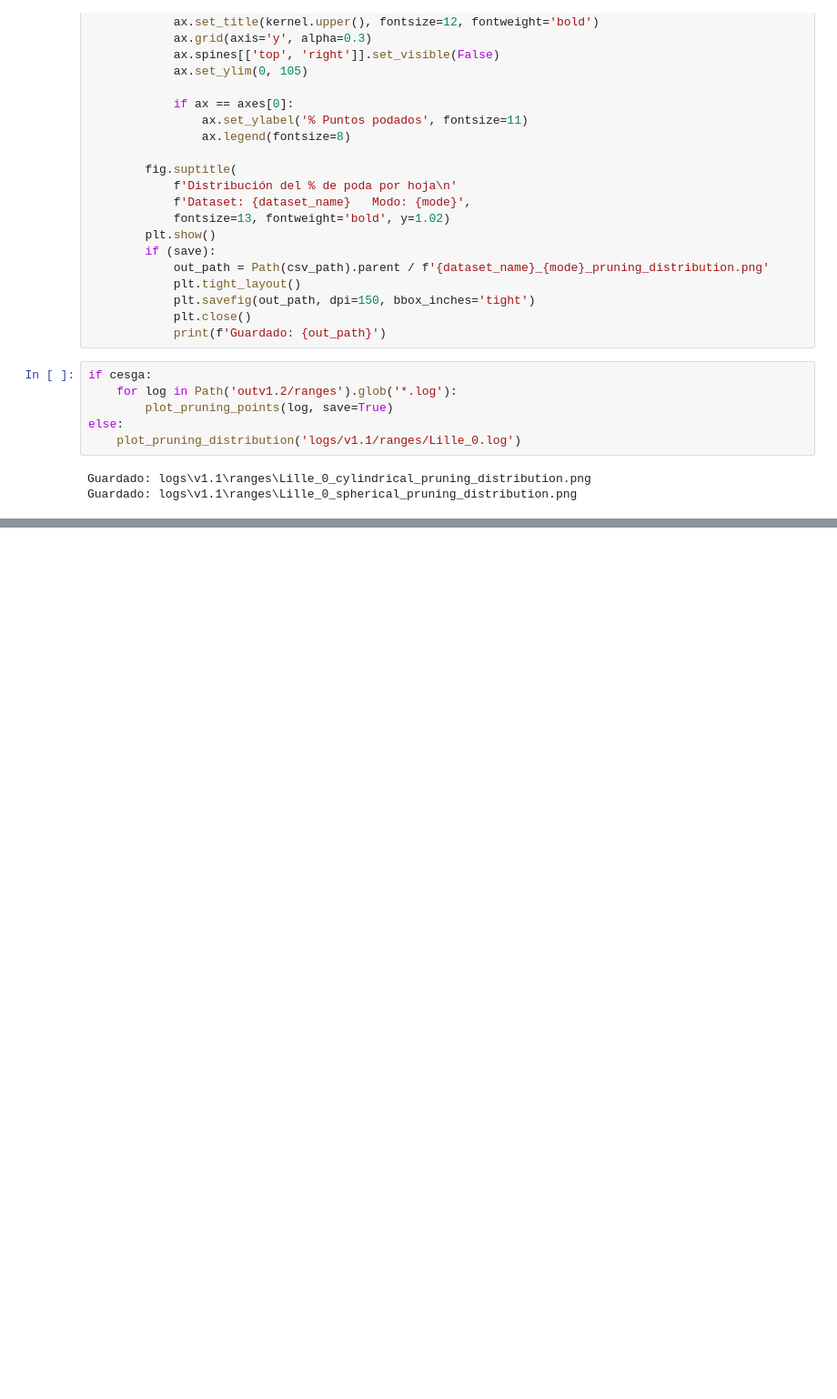
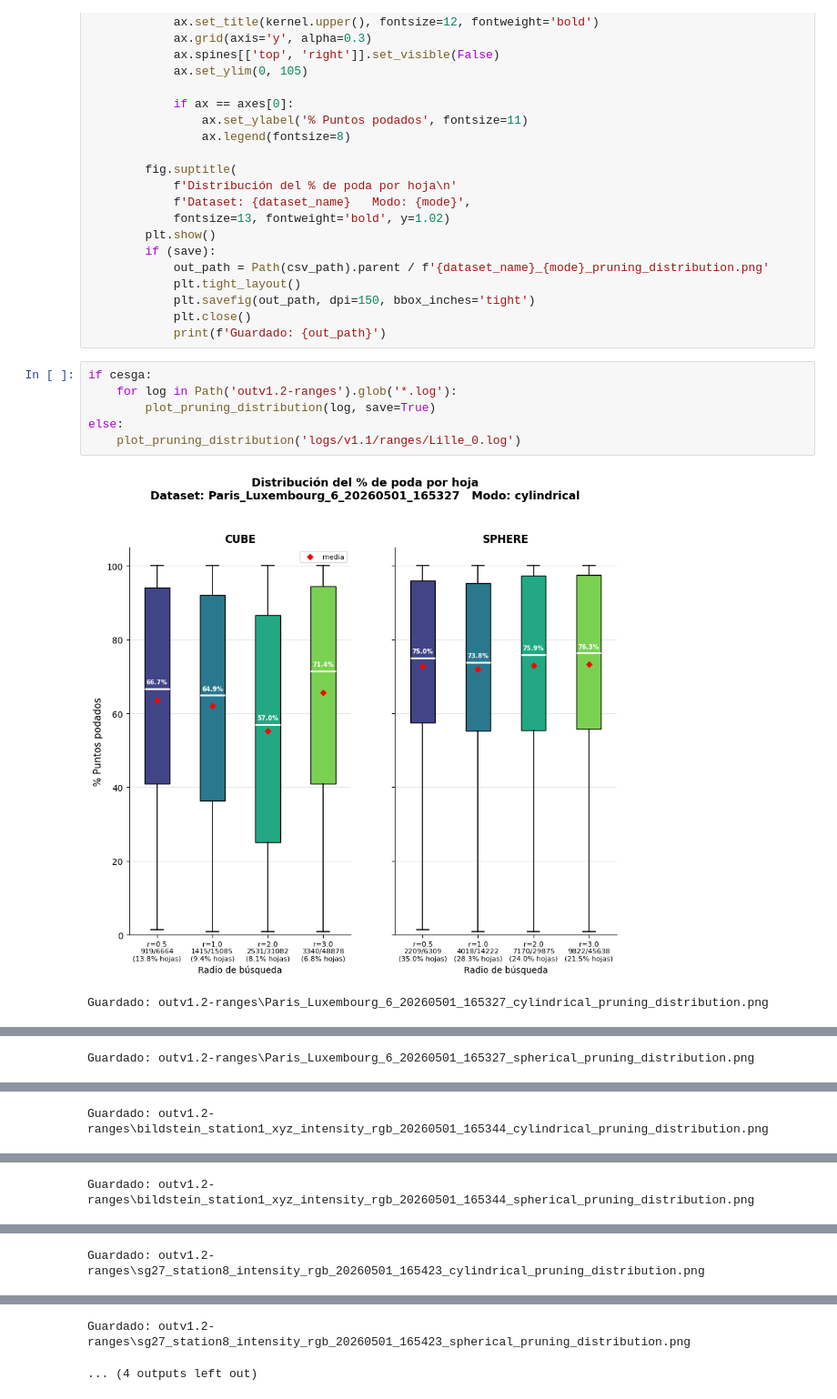
Before and after one commit to manuramazz/octrees-coordenadas-polares-v2, a Jupyter notebook: visualizador_rangos_claves.ipynb, the cells around one changed output, grey strips where cells are left out. Shown at 91% size. Saved outputs shown, nothing was run; the diff lists cells and outputs as text; blank space fills up the shorter version.

```diff
--- a/visualizador_rangos_claves.ipynb
+++ b/visualizador_rangos_claves.ipynb
@@ -206,10 +218,10 @@ def plot_pruning_distribution(csv_path: str, save: bool = False) -> None:
             print(f'Guardado: {out_path}')
 # %%
 if cesga:
-    for log in Path('outv1.2/ranges').glob('*.log'):
-        plot_pruning_points(log, save=True)
+    for log in Path('outv1.2-ranges').glob('*.log'):
+        plot_pruning_distribution(log, save=True)
 else:
     plot_pruning_distribution('logs/v1.1/ranges/Lille_0.log')
 # %% [output]
+[figure, added]
-Guardado: logs\v1.1\ranges\Lille_0_cylindrical_pruning_distribution.png
-Guardado: logs\v1.1\ranges\Lille_0_spherical_pruning_distribution.png
+Guardado: outv1.2-ranges\Paris_Luxembourg_6_20260501_165327_cylindrical_pruning_distribution.png
@@ -215,0 +229 @@ Guardado: logs\v1.1\ranges\Lille_0_spherical_pruning_distribution.png
+Guardado: outv1.2-ranges\Paris_Luxembourg_6_20260501_165327_spherical_pruning_distribution.png
@@ -215,0 +231 @@ Guardado: logs\v1.1\ranges\Lille_0_spherical_pruning_distribution.png
+Guardado: outv1.2-ranges\bildstein_station1_xyz_intensity_rgb_20260501_165344_cylindrical_pruning_distribution.png
@@ -215,0 +233 @@ Guardado: logs\v1.1\ranges\Lille_0_spherical_pruning_distribution.png
+Guardado: outv1.2-ranges\bildstein_station1_xyz_intensity_rgb_20260501_165344_spherical_pruning_distribution.png
@@ -215,0 +235 @@ Guardado: logs\v1.1\ranges\Lille_0_spherical_pruning_distribution.png
+Guardado: outv1.2-ranges\sg27_station8_intensity_rgb_20260501_165423_cylindrical_pruning_distribution.png
@@ -215,0 +237,2 @@ Guardado: logs\v1.1\ranges\Lille_0_spherical_pruning_distribution.png
+Guardado: outv1.2-ranges\sg27_station8_intensity_rgb_20260501_165423_spherical_pruning_distribution.png
+... (4 outputs left out)
```
Also changed, not shown: parts of 9 cells of this notebook, 2 other files.
